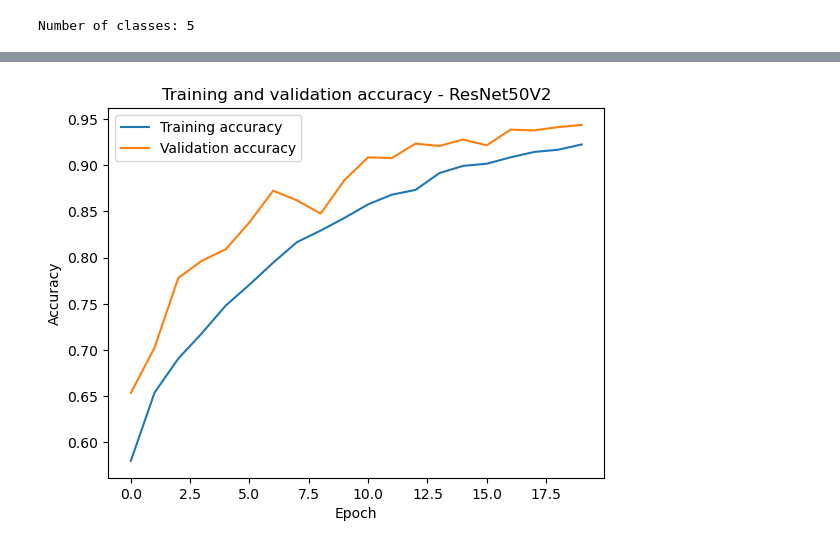
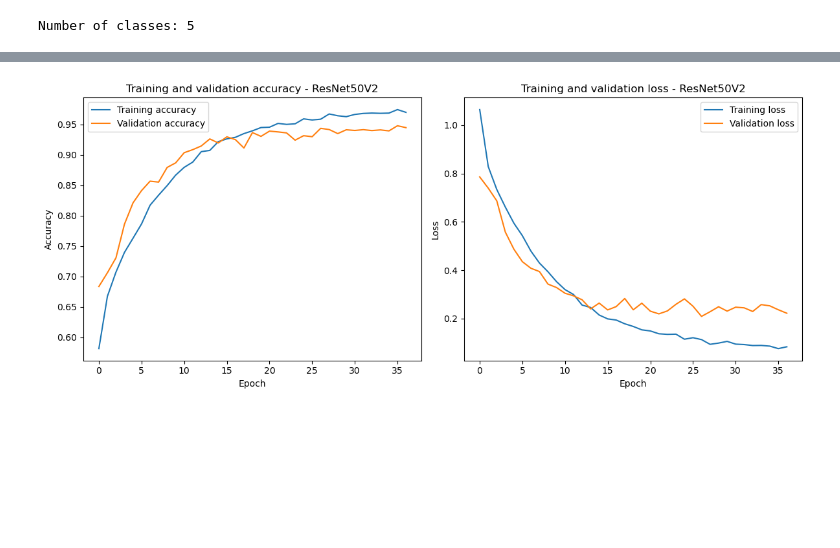
Before and after one commit to setsaa/CropSpot, a Jupyter notebook: model_v0.ipynb, the cells around one changed output, grey strips where cells are left out. Cells and saved outputs as stored; diff of their text form; code cells hidden in the pictures; blank space fills up the shorter version.

```diff
--- a/model_v0.ipynb
+++ b/model_v0.ipynb
@@ -72 +85,7 @@ os.system("nvcc --version")
+# %%
+""" Set optimizer """
+adam_optimizer = Adam(learning_rate=0.001, beta_1=0.9, beta_2=0.999)
+
+""" Set early stopping """
+early_stopping = EarlyStopping(monitor="val_loss", patience=10, min_delta=0.001, restore_best_weights=True)
 # %% [markdown]
@@ -102,6 +115,5 @@ device
 # %%
-# Train model
-# with tf.device("/device:GPU:1"):
-resNet_history = resnet_model.fit(train_generator, steps_per_epoch=train_generator.samples // batch_size, epochs=epochs_number, validation_data=test_generator, validation_steps=test_generator.samples // batch_size)
+""" Train model """
+resNet_history = resnet_model.fit(train_generator, steps_per_epoch=train_generator.samples // batch_size, epochs=epochs_number, validation_data=test_generator, validation_steps=test_generator.samples // batch_size, callbacks=[early_stopping])
 # %% [output]
 Epoch 1/200
@@ -109 +136,24 @@ KeyboardInterrupt:
+# %%
+fig, axs = plt.subplots(1, 2, figsize=(12, 5))
+
+""" Plot training and validation accuracy """
+axs[0].plot(resNet_history.history["accuracy"], label="Training accuracy")
+axs[0].plot(resNet_history.history["val_accuracy"], label="Validation accuracy")
+axs[0].set_title("Training and validation accuracy - ResNet50V2")
+axs[0].set_xlabel("Epoch")
+axs[0].set_ylabel("Accuracy")
+axs[0].legend()
+
+""" Plot training and validation loss """
+axs[1].plot(resNet_history.history["loss"], label="Training loss")
+axs[1].plot(resNet_history.history["val_loss"], label="Validation loss")
+axs[1].set_title("Training and validation loss - ResNet50V2")
+axs[1].set_xlabel("Epoch")
+axs[1].set_ylabel("Loss")
+axs[1].legend()
+
+plt.tight_layout()
+plt.show()
+# %% [output]
+[figure, added]
 # %%
@@ -112,11 +165,0 @@ resnet_model.save("resNet_model.h5")
-# %%
-# Plot training and validation accuracy
-plt.plot(resNet_history.history["accuracy"], label="Training accuracy")
-plt.plot(resNet_history.history["val_accuracy"], label="Validation accuracy")
-plt.title("Training and validation accuracy - ResNet50V2")
-plt.xlabel("Epoch")
-plt.ylabel("Accuracy")
-plt.legend()
-plt.show()
-# %% [output]
-[figure, removed]
```
Also changed, not shown: parts of 18 cells of this notebook, 2 other files.
